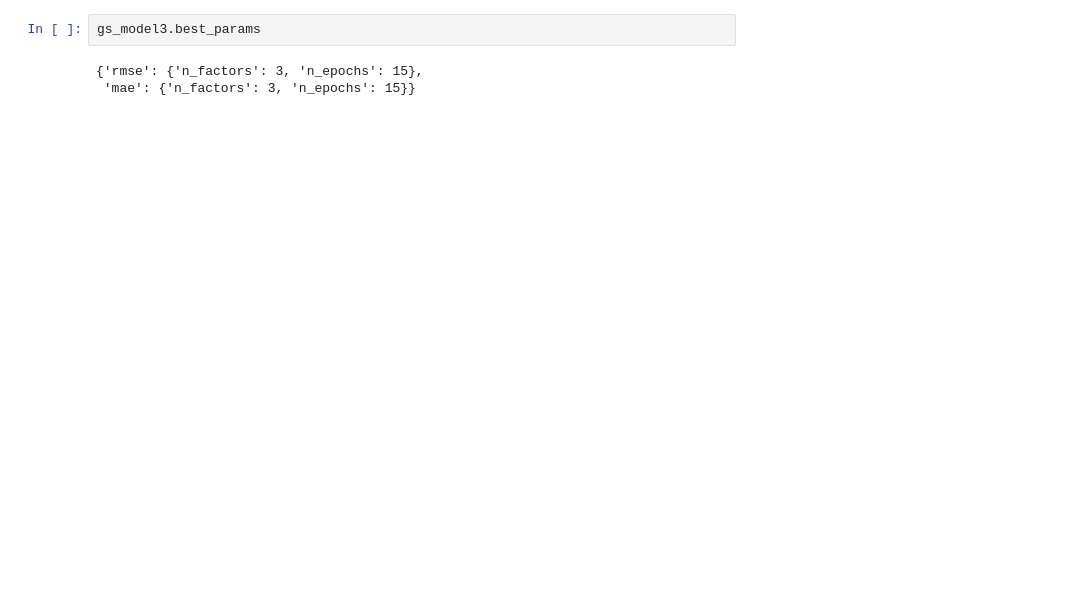
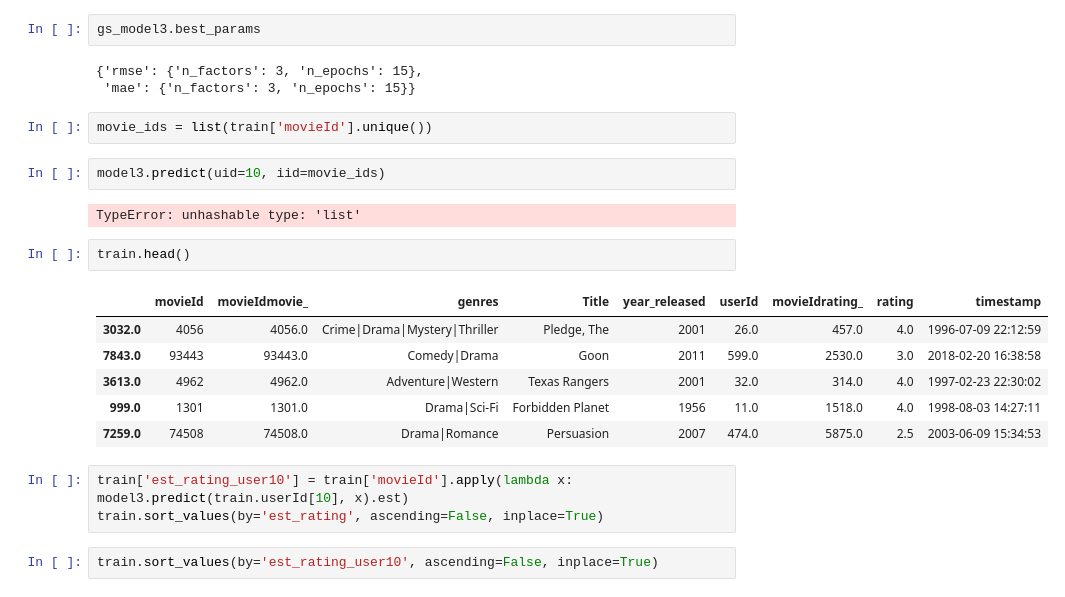
Before and after one commit to xiaohua-su/Recommender_System, a Jupyter notebook: Data Cleaning-Team.ipynb, the cells around one changed output. Cells and saved outputs as stored; diff of their text form; blank space fills up the shorter version.

```diff
--- a/Data Cleaning-Team.ipynb
+++ b/Data Cleaning-Team.ipynb
@@ -529,3 +531,23 @@ gs_model3.best_params
 # %% [output]
 {'rmse': {'n_factors': 3, 'n_epochs': 15},
  'mae': {'n_factors': 3, 'n_epochs': 15}}
+# %%
+movie_ids = list(train['movieId'].unique())
+# %%
+model3.predict(uid=10, iid=movie_ids)
+# %% [output]
+TypeError: unhashable type: 'list'
+# %%
+train.head()
+# %% [output]
+|  | movieId | movieIdmovie_ | genres | Title | year_released | userId | movieIdrating_ | rating | timestamp |
+| 3032.0 | 4056 | 4056.0 | Crime|Drama|Mystery|Thriller | Pledge, The | 2001 | 26.0 | 457.0 | 4.0 | 1996-07-09 22:12:59 |
+| 7843.0 | 93443 | 93443.0 | Comedy|Drama | Goon | 2011 | 599.0 | 2530.0 | 3.0 | 2018-02-20 16:38:58 |
+| 3613.0 | 4962 | 4962.0 | Adventure|Western | Texas Rangers | 2001 | 32.0 | 314.0 | 4.0 | 1997-02-23 22:30:02 |
+| 999.0 | 1301 | 1301.0 | Drama|Sci-Fi | Forbidden Planet | 1956 | 11.0 | 1518.0 | 4.0 | 1998-08-03 14:27:11 |
+| 7259.0 | 74508 | 74508.0 | Drama|Romance | Persuasion | 2007 | 474.0 | 5875.0 | 2.5 | 2003-06-09 15:34:53 |
+# %%
+train['est_rating_user10'] = train['movieId'].apply(lambda x: model3.predict(train.userId[10], x).est)
+train.sort_values(by='est_rating', ascending=False, inplace=True)
+# %%
+train.sort_values(by='est_rating_user10', ascending=False, inplace=True)
```
Also changed, not shown: parts of 20 cells of this notebook.
